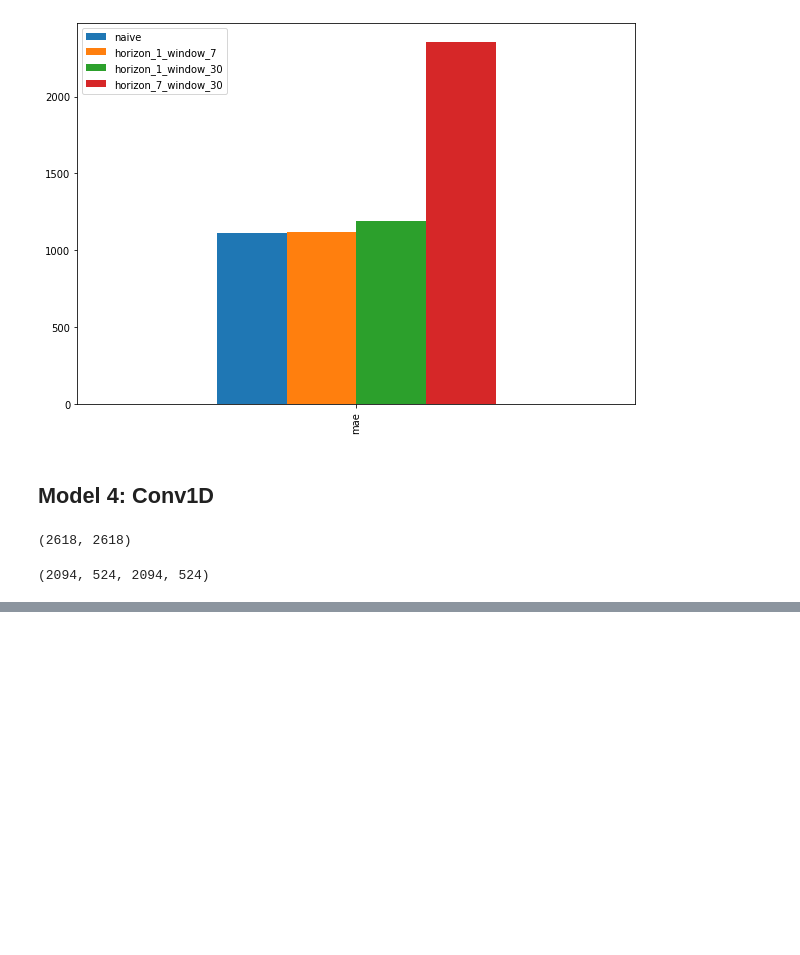
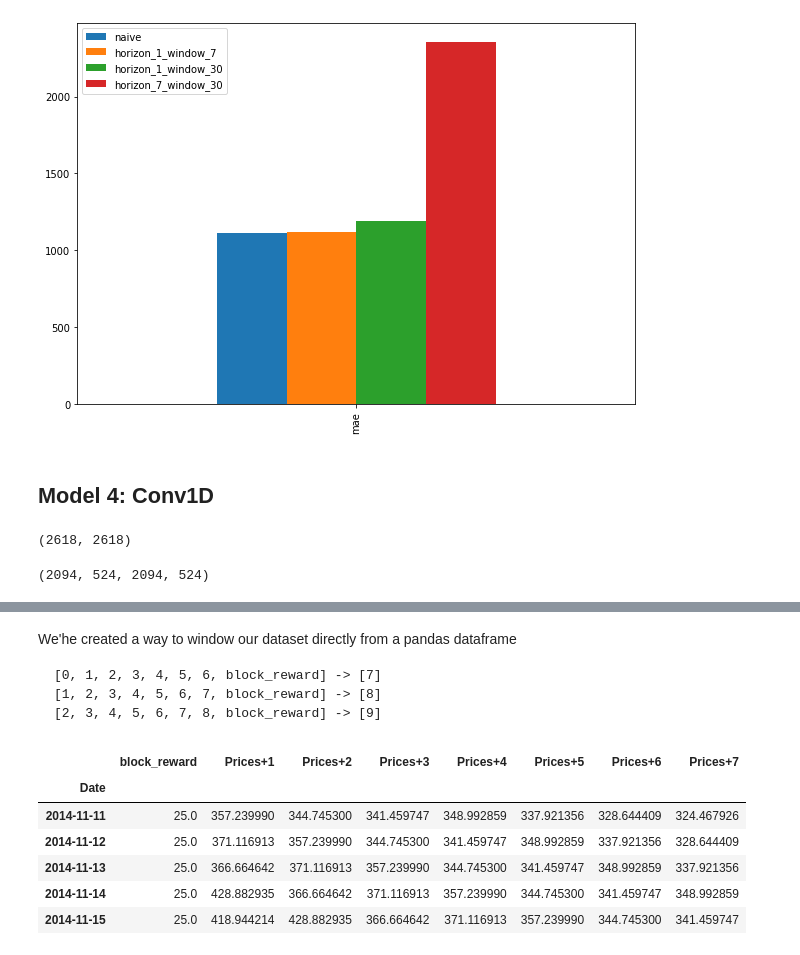
Before and after one commit to Victor1992/Bit_Predict_Regression, a Jupyter notebook: bit_predict_time_series_forecasting_with_tensorflow.ipynb, the cells around one changed output, grey strips where cells are left out. Drawn from its saved outputs; the diff is of its cells as text; code cells hidden in the pictures; blank space fills up the shorter version.

````diff
--- a/bit_predict_time_series_forecasting_with_tensorflow.ipynb
+++ b/bit_predict_time_series_forecasting_with_tensorflow.ipynb
@@ -798,0 +1098,21 @@ len(train_windows), len(test_windows), len(train_labels), len(test_labels)
+# %% [markdown]
+We'he created a way to window our dataset directly from a pandas dataframe
+
+```
+[0, 1, 2, 3, 4, 5, 6, block_reward] -> [7]
+[1, 2, 3, 4, 5, 6, 7, block_reward] -> [8]
+[2, 3, 4, 5, 6, 7, 8, block_reward] -> [9]
+```
+# %%
+# Create X (windows) and y (horizons) features
+X = bitcoin_prices_windowed.dropna().drop("Price", axis=1).astype(np.float32)  # As tenasorflow like data in float32
+y = bitcoin_prices_windowed.dropna()["Price"].astype(np.float32)
+X.head()
+# %% [output]
+|  | block_reward | Prices+1 | Prices+2 | Prices+3 | Prices+4 | Prices+5 | Prices+6 | Prices+7 |
+| Date |  |  |  |  |  |  |  |  |
+| 2014-11-11 | 25.0 | 357.239990 | 344.745300 | 341.459747 | 348.992859 | 337.921356 | 328.644409 | 324.467926 |
+| 2014-11-12 | 25.0 | 371.116913 | 357.239990 | 344.745300 | 341.459747 | 348.992859 | 337.921356 | 328.644409 |
+| 2014-11-13 | 25.0 | 366.664642 | 371.116913 | 357.239990 | 344.745300 | 341.459747 | 348.992859 | 337.921356 |
+| 2014-11-14 | 25.0 | 428.882935 | 366.664642 | 371.116913 | 357.239990 | 344.745300 | 341.459747 | 348.992859 |
+| 2014-11-15 | 25.0 | 418.944214 | 428.882935 | 366.664642 | 371.116913 | 357.239990 | 344.745300 | 341.459747 |
````
Also changed, not shown: parts of 49 cells of this notebook.
